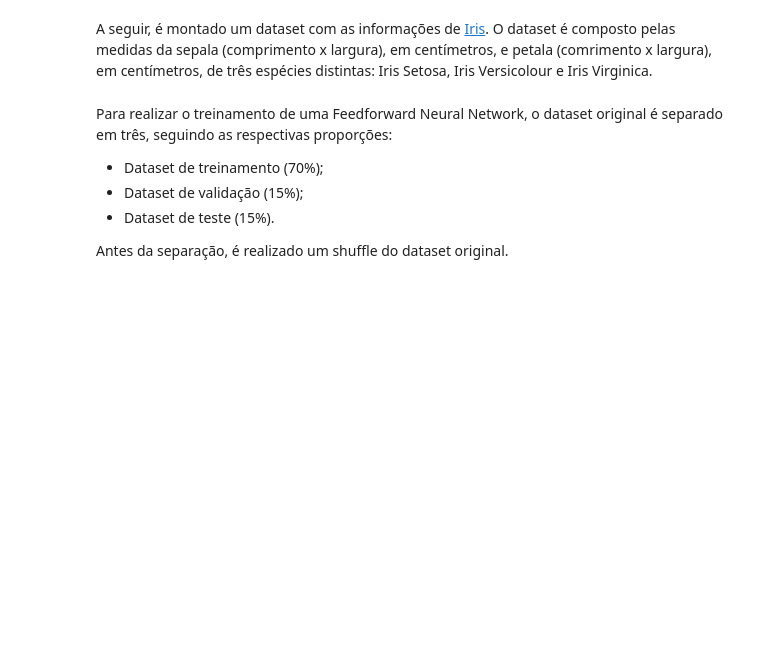
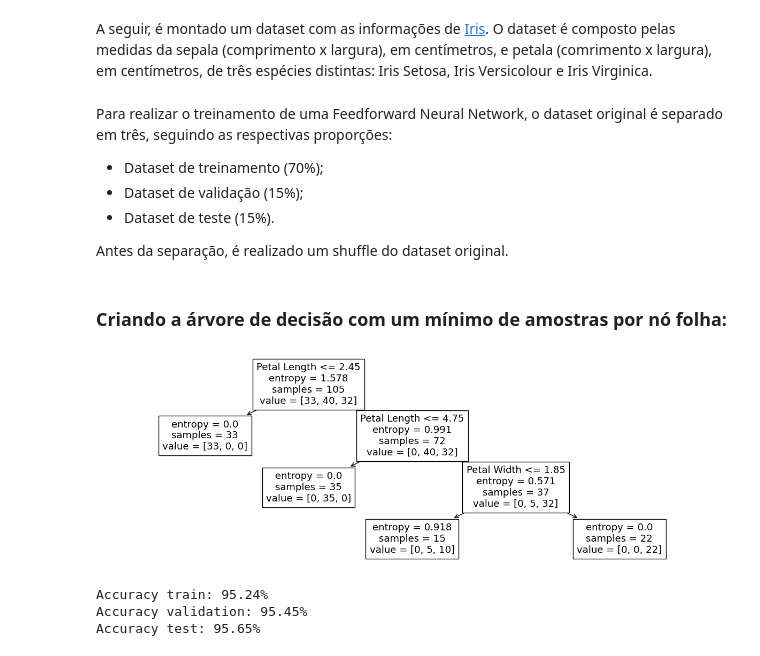
Before and after one commit to HenriqueTogo/machine-learning, a Jupyter notebook: Lista04/q02_lista_04_231111280.ipynb, the cells around one changed output. Saved outputs shown, nothing was run; the diff lists cells and outputs as text; code cells hidden in the pictures; blank space fills up the shorter version.

Commit message:
decision tree with different criteria

```diff
--- a/Lista04/q02_lista_04_231111280.ipynb
+++ b/Lista04/q02_lista_04_231111280.ipynb
@@ -42,3 +43,33 @@ y_validation = np.array(y[train_len : train_len + validation_len])
 
 X_test = np.array(X[train_len + validation_len: dataset_len])
 y_test = np.array(y[train_len + validation_len: dataset_len])
+# %% [markdown]
+### Criando a árvore de decisão com um mínimo de amostras por nó folha:
+# %%
+min_sample_leaf = 10
+# criterion = 'gini'
+criterion = 'entropy'
+classTree = DecisionTreeClassifier(criterion=criterion, min_samples_leaf=min_sample_leaf)
+classTree.fit(X_train, y_train)
+y_predict_train = classTree.predict(X_train)
+y_predict_validation = classTree.predict(X_validation)
+y_predict_test = classTree.predict(X_test)
+plt.figure(figsize=(15,5))
+fig = plot_tree(classTree, feature_names=['Sepal Length',
+                                          'Sepal Width',
+                                          'Petal Length',
+                                          'Petal Width'])
+# %% [output]
+[figure, added]
+# %%
+acc_train = (np.sum(y_predict_train == y_train) / len(y_train)) * 100
+acc_validation = (np.sum(y_predict_validation == y_validation) / len(y_validation)) * 100
+acc_test = (np.sum(y_predict_test == y_test) / len(y_test)) * 100
+
+print(f'Accuracy train: {acc_train:.2f}%')
+print(f'Accuracy validation: {acc_validation:.2f}%')
+print(f'Accuracy test: {acc_test:.2f}%')
+# %% [output]
+Accuracy train: 95.24%
+Accuracy validation: 95.45%
+Accuracy test: 95.65%
```
Also changed, not shown: parts of 4 cells of this notebook.
